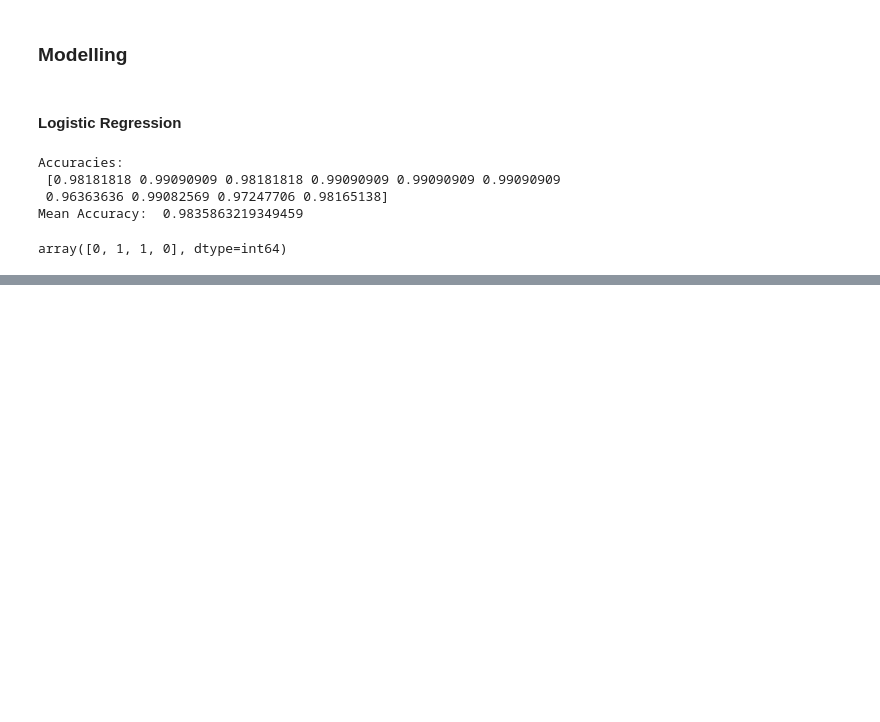
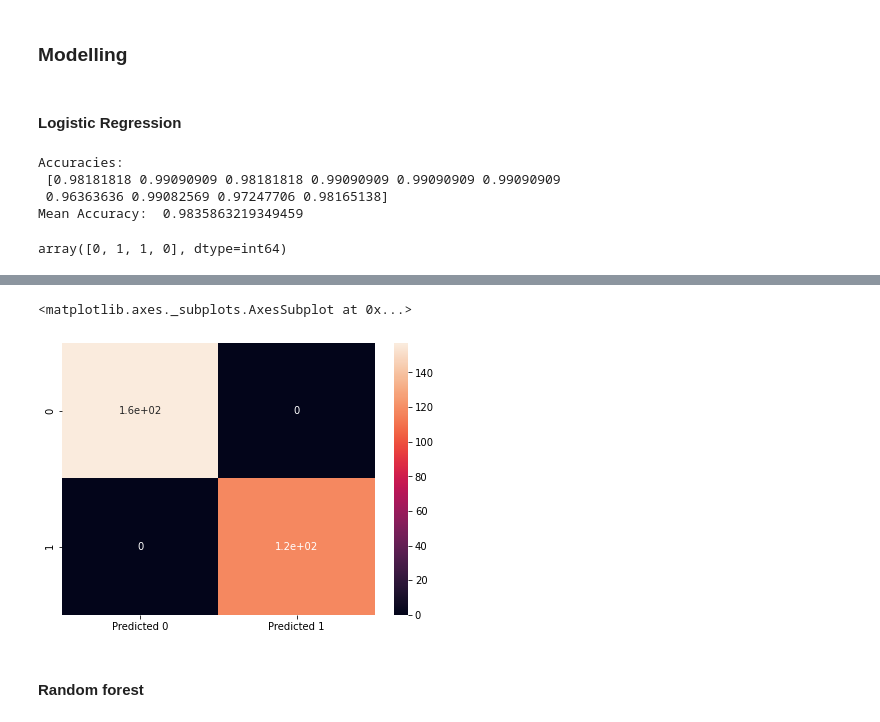
Before and after one commit to sukesh-reddy/Bank-Note-Analysis, a Jupyter notebook: Bank Note Analysis.ipynb, the cells around one changed output, grey strips where cells are left out. Cells and saved outputs as stored; diff of their text form; code cells hidden in the pictures; blank space fills up the shorter version.

```diff
--- a/Bank Note Analysis.ipynb
+++ b/Bank Note Analysis.ipynb
@@ -179,0 +276,10 @@ array([0, 1, 1, 0], dtype=int64)
+# %%
+rbf_cm = confusion_matrix(y_test,
+                      y_pred,
+                      labels=[0,1])
+df_cm = pd.DataFrame(rbf_cm,index=[i for i in [0,1]],columns=[i for i in ['Predicted 0','Predicted 1']])
+
+plt.figure(figsize=(7,5))
+sns.heatmap(df_cm,
+           annot=True)
+# %% [output]
@@ -179,0 +289,4 @@ array([0, 1, 1, 0], dtype=int64)
+<matplotlib.axes._subplots.AxesSubplot at 0x...>
+[figure, added]
+# %% [markdown]
+#### Random forest
```
Also changed, not shown: parts of 36 cells of this notebook, 1 other file.
